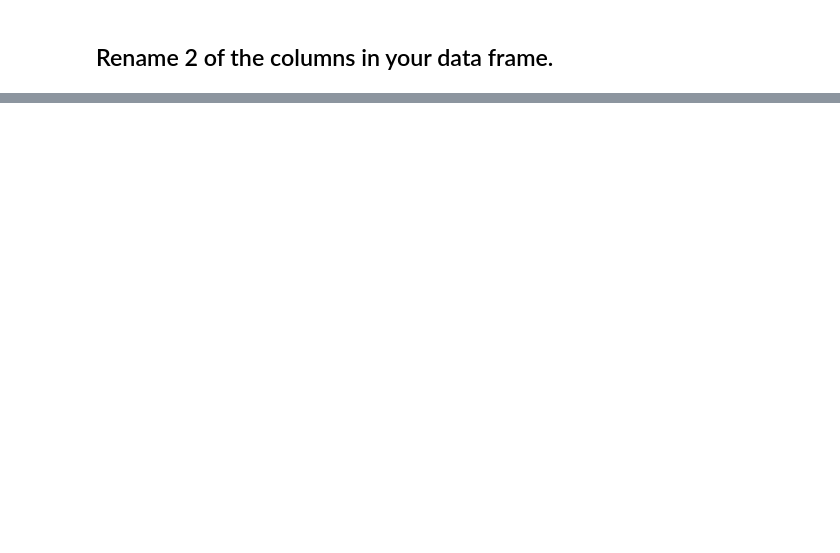
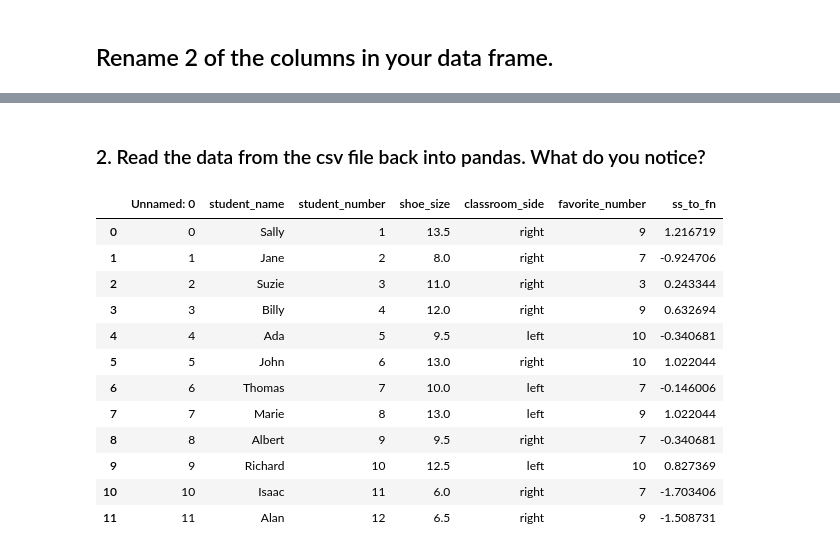
Before and after one commit to ecdedios/python-exercises, a Jupyter notebook: pandas_mini_exercises.ipynb, the cells around one changed output, grey strips where cells are left out. Cells and saved outputs as stored; diff of their text form; code cells hidden in the pictures; blank space fills up the shorter version.

```diff
--- a/pandas_mini_exercises.ipynb
+++ b/pandas_mini_exercises.ipynb
@@ -68,0 +329,18 @@ df[df.shoe_size < df.shoe_size.quantile(.25)]
+# %% [markdown]
+### 2. Read the data from the csv file back into pandas. What do you notice?
+# %%
+pd.read_csv('students.csv', sep=',')
+# %% [output]
+|  | Unnamed: 0 | student_name | student_number | shoe_size | classroom_side | favorite_number | ss_to_fn |
+| 0 | 0 | Sally | 1 | 13.5 | right | 9 | 1.216719 |
+| 1 | 1 | Jane | 2 | 8.0 | right | 7 | -0.924706 |
+| 2 | 2 | Suzie | 3 | 11.0 | right | 3 | 0.243344 |
+| 3 | 3 | Billy | 4 | 12.0 | right | 9 | 0.632694 |
+| 4 | 4 | Ada | 5 | 9.5 | left | 10 | -0.340681 |
+| 5 | 5 | John | 6 | 13.0 | right | 10 | 1.022044 |
+| 6 | 6 | Thomas | 7 | 10.0 | left | 7 | -0.146006 |
+| 7 | 7 | Marie | 8 | 13.0 | left | 9 | 1.022044 |
+| 8 | 8 | Albert | 9 | 9.5 | right | 7 | -0.340681 |
+| 9 | 9 | Richard | 10 | 12.5 | left | 10 | 0.827369 |
+| 10 | 10 | Isaac | 11 | 6.0 | right | 7 | -1.703406 |
+| 11 | 11 | Alan | 12 | 6.5 | right | 9 | -1.508731 |
```
Also changed, not shown: parts of 57 cells of this notebook, 3 other files.
